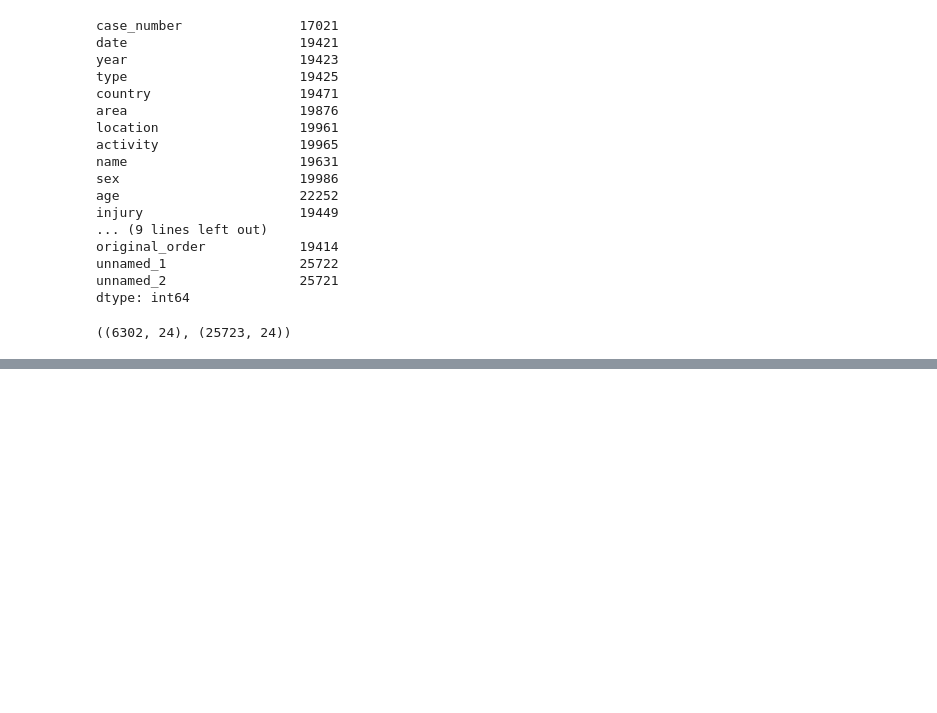
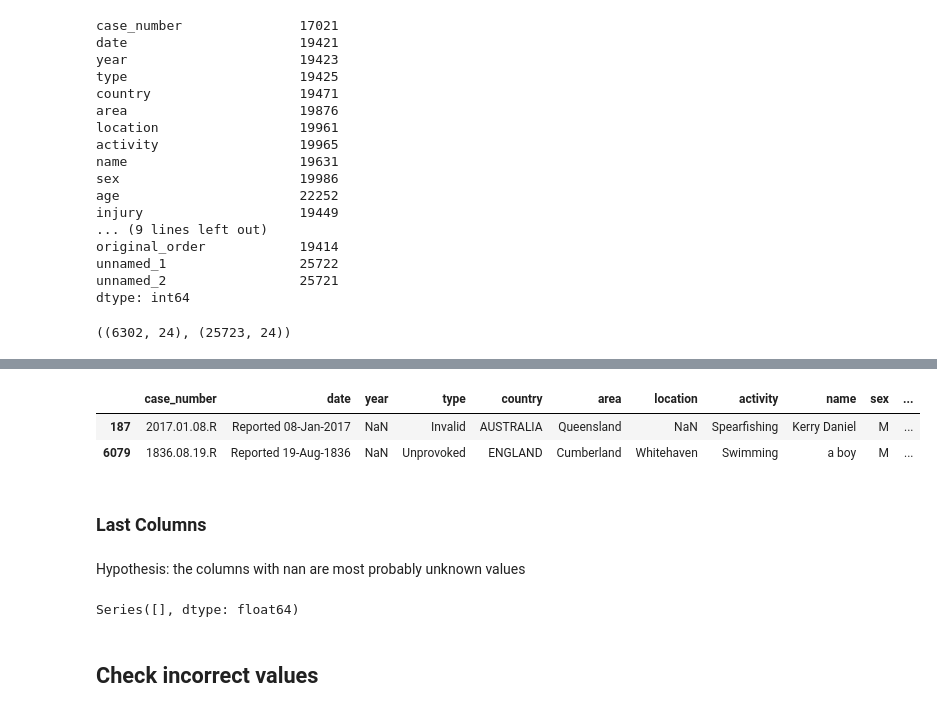
Before and after one commit to Kohkitos/data-cleaning-sharks, a Jupyter notebook: code/sharks.ipynb, the cells around one changed output, grey strips where cells are left out. Saved outputs shown, nothing was run; the diff lists cells and outputs as text; code cells hidden in the pictures; blank space fills up the shorter version.

```diff
--- a/code/sharks.ipynb
+++ b/code/sharks.ipynb
@@ -163,0 +214,2 @@ df.shape, df_ori.shape
+# %%
+df[['unnamed_1', 'unnamed_2']] = df[['unnamed_1', 'unnamed_2']].fillna(0)
@@ -163,0 +238,11 @@ df.shape, df_ori.shape
+# %%
+# These are unknown, because we only know when it was reported
+df[df['year'].isna() == True]
+# %% [output]
+|  | case_number | date | year | type | country | area | location | activity | name | sex | ... |
+| 187 | 2017.01.08.R | Reported 08-Jan-2017 | NaN | Invalid | AUSTRALIA | Queensland | NaN | Spearfishing | Kerry Daniel | M | ... |
+| 6079 | 1836.08.19.R | Reported 19-Aug-1836 | NaN | Unprovoked | ENGLAND | Cumberland | Whitehaven | Swimming | a boy | M | ... |
+# %% [markdown]
+### Last Columns
+# %% [markdown]
+Hypothesis: the columns with nan are most probably unknown values
@@ -163,0 +251,6 @@ df.shape, df_ori.shape
+# %%
+napercent()
+# %% [output]
+Series([], dtype: float64)
+# %% [markdown]
+## Check incorrect values
```
Also changed, not shown: parts of 8 cells of this notebook, 1 other file.
